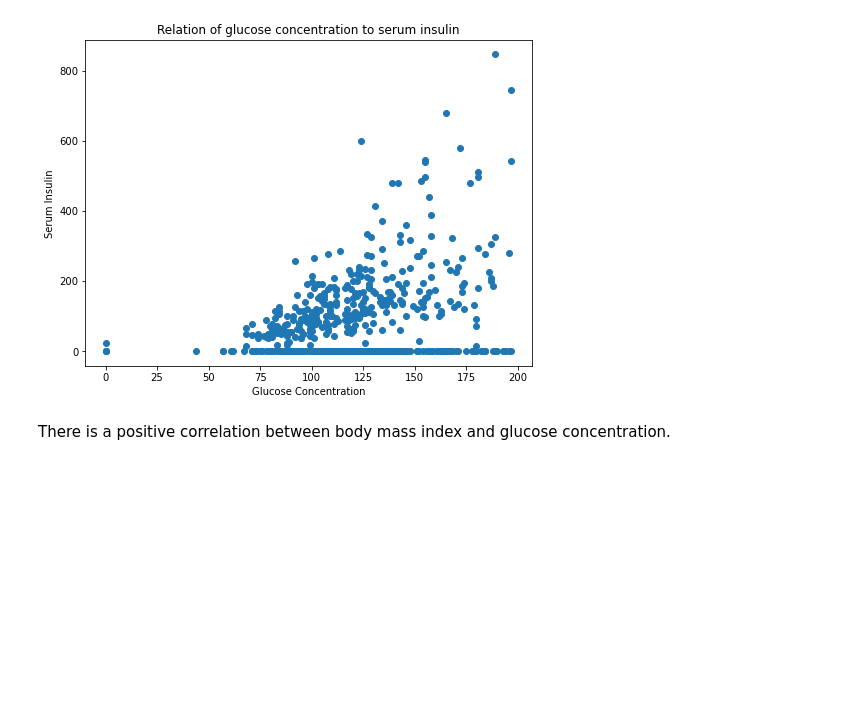
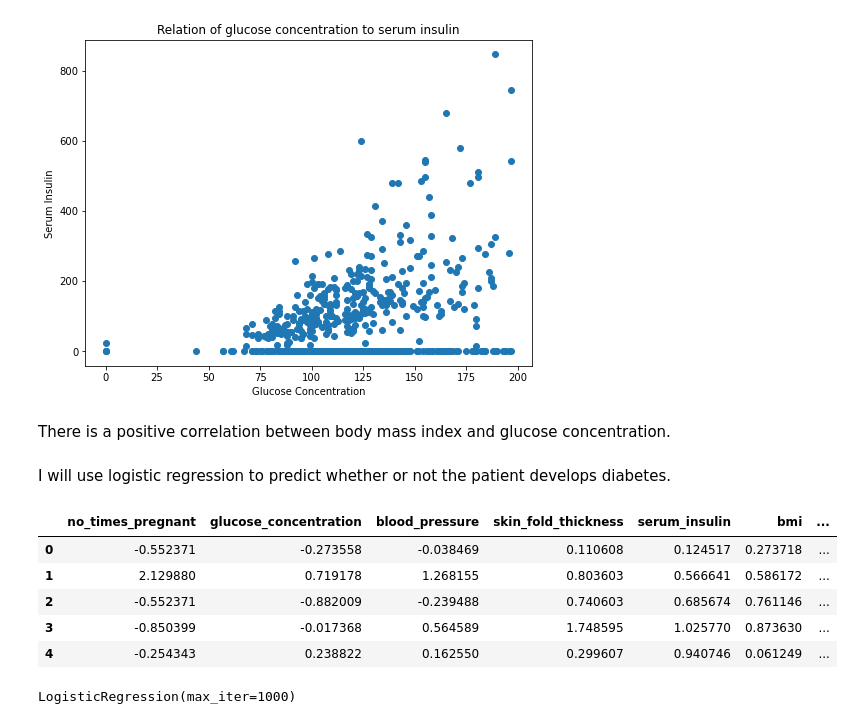
Before and after one commit to smaxwell953/Springboard_DSC_Career_Track, a Jupyter notebook: 20.3_Data_Storytelling/20.3_Data_Storytelling_Diabetes.ipynb, the cells around one changed output. Drawn from its saved outputs; the diff is of its cells as text; code cells hidden in the pictures; blank space fills up the shorter version.

```diff
--- a/20.3_Data_Storytelling/20.3_Data_Storytelling_Diabetes.ipynb
+++ b/20.3_Data_Storytelling/20.3_Data_Storytelling_Diabetes.ipynb
@@ -233,3 +231,21 @@ plt.show()
 [figure]
 # %% [markdown]
 There is a positive correlation between body mass index and glucose concentration.
+# %% [markdown]
+I will use logistic regression to predict whether or not the patient develops diabetes.
+# %%
+from sklearn.metrics import classification_report, confusion_matrix
+from sklearn.preprocessing import StandardScaler
+
+X_scaled = StandardScaler()
+X =  pd.DataFrame(X_scaled.fit_transform(diabetes.drop(['p_id', 'diabetes'], axis = 1),),
+        columns=['no_times_pregnant', 'glucose_concentration', 'blood_pressure', 'skin_fold_thickness', 'serum_insulin',
+                 'bmi', 'diabetes pedigree', 'age'])
+X.head()
+# %% [output]
+|  | no_times_pregnant | glucose_concentration | blood_pressure | skin_fold_thickness | serum_insulin | bmi | ... |
+| 0 | -0.552371 | -0.273558 | -0.038469 | 0.110608 | 0.124517 | 0.273718 | ... |
+| 1 | 2.129880 | 0.719178 | 1.268155 | 0.803603 | 0.566641 | 0.586172 | ... |
+| 2 | -0.552371 | -0.882009 | -0.239488 | 0.740603 | 0.685674 | 0.761146 | ... |
+| 3 | -0.850399 | -0.017368 | 0.564589 | 1.748595 | 1.025770 | 0.873630 | ... |
+| 4 | -0.254343 | 0.238822 | 0.162550 | 0.299607 | 0.940746 | 0.061249 | ... |
@@ -235,0 +255,5 @@ There is a positive correlation between body mass index and glucose concentratio
+# %%
+logmodel = LogisticRegression(max_iter=1000)
+logmodel.fit(X_train, y_train)
+# %% [output]
+LogisticRegression(max_iter=1000)
```
Also changed, not shown: parts of 6 cells of this notebook.
